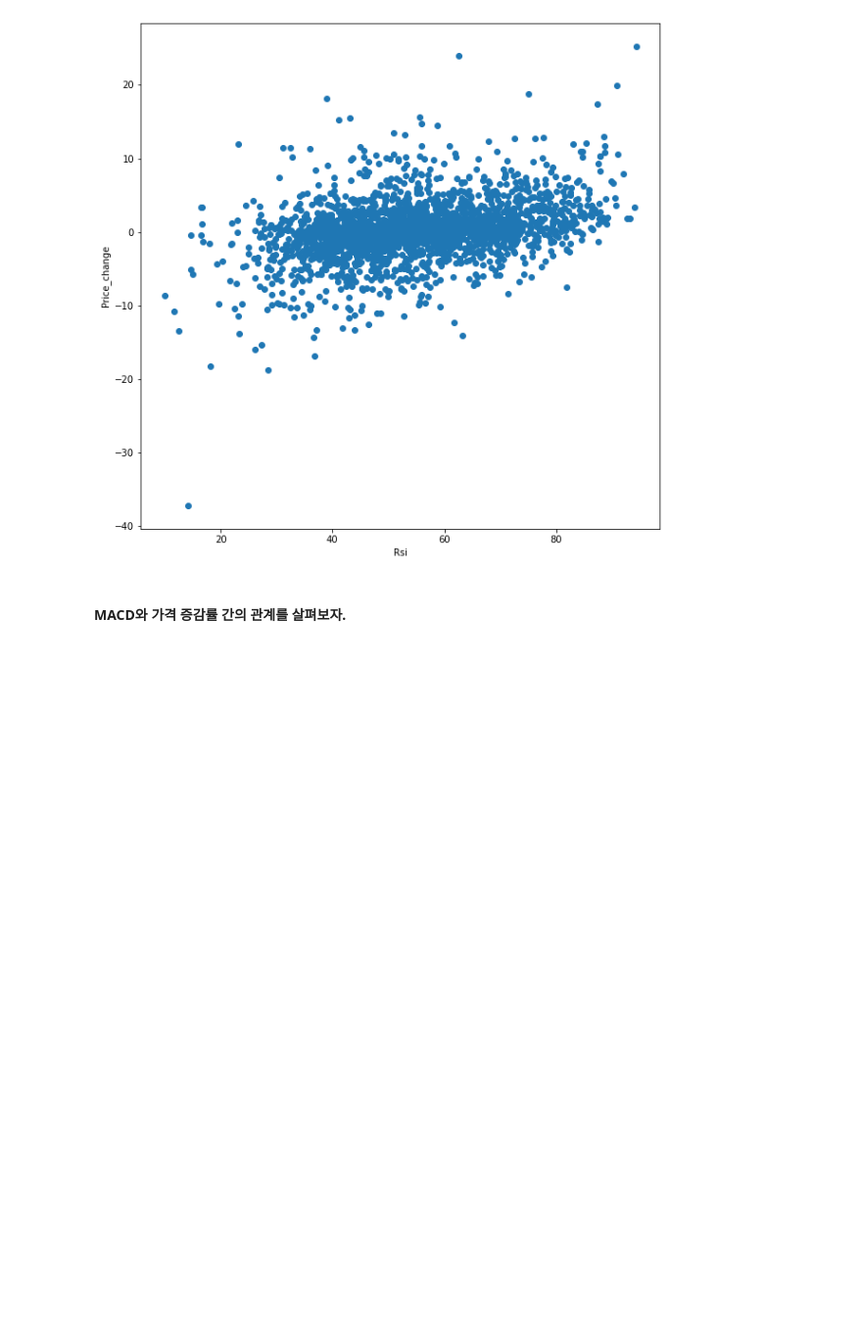
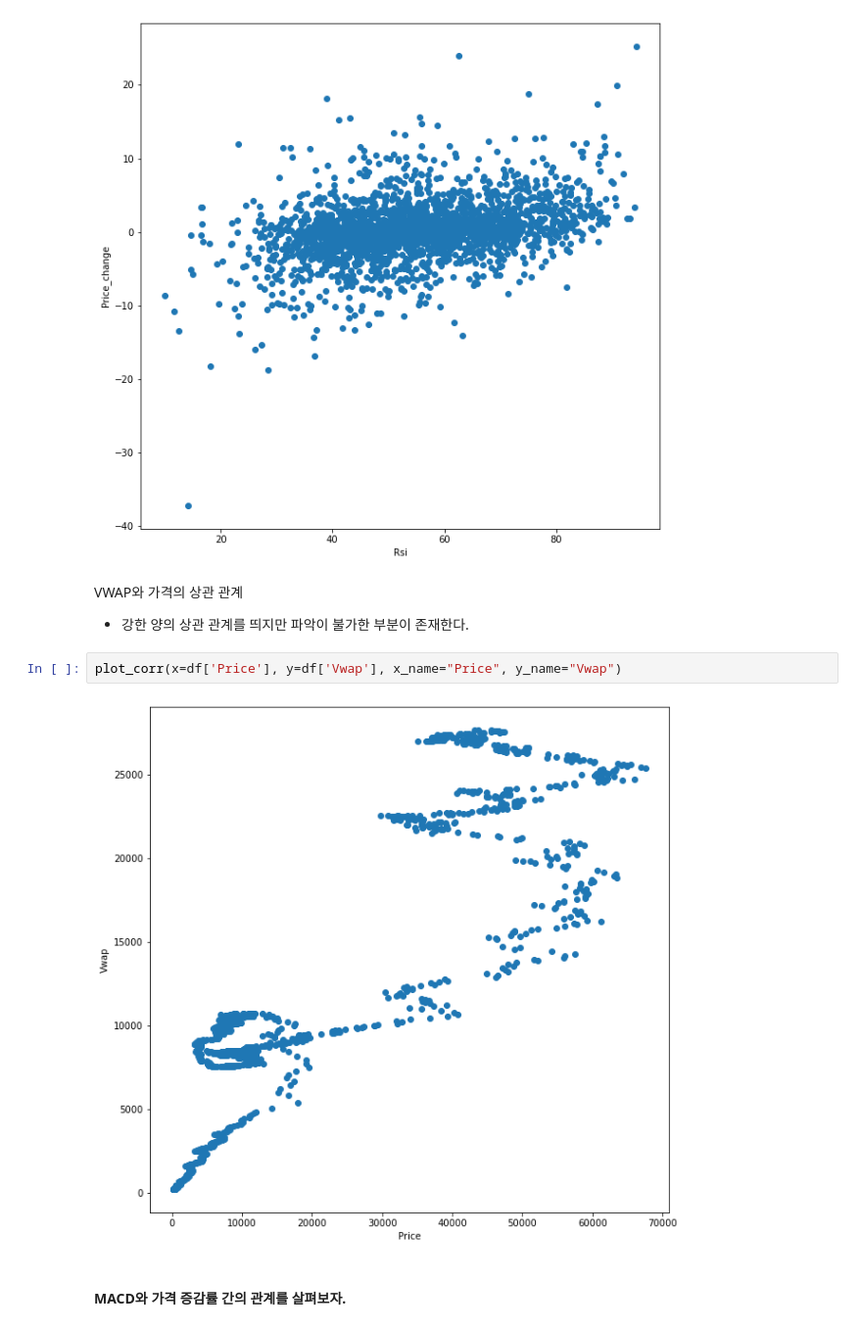
Before and after one commit to Think-JIn99/All-about-Market, a Jupyter notebook: trading/Jeong/machine_trade/EDA/btc/eda_btc_1d.ipynb, the cells around one changed output. Shown at 98% size. Saved outputs shown, nothing was run; the diff lists cells and outputs as text; blank space fills up the shorter version.

```diff
--- a/trading/Jeong/machine_trade/EDA/btc/eda_btc_1d.ipynb
+++ b/trading/Jeong/machine_trade/EDA/btc/eda_btc_1d.ipynb
@@ -138,6 +137,13 @@ def plot_corr(x, y, x_name = 'X_feature', y_name = 'Price_change'):
 plot_corr(x=df['Rsi'], y=df['Pct'], x_name="Rsi")
 # %% [output]
 [figure]
+# %% [markdown]
+VWAP와 가격의 상관 관계
+* 강한 양의 상관 관계를 띄지만 파악이 불가한 부분이 존재한다.
+# %%
+plot_corr(x=df['Price'], y=df['Vwap'], x_name="Price", y_name="Vwap")
+# %% [output]
+[figure, added]
 # %% [markdown]
 #### MACD와 가격 증감률 간의 관계를 살펴보자.
 # %% [markdown]
```
Also changed, not shown: parts of 39 cells of this notebook.
